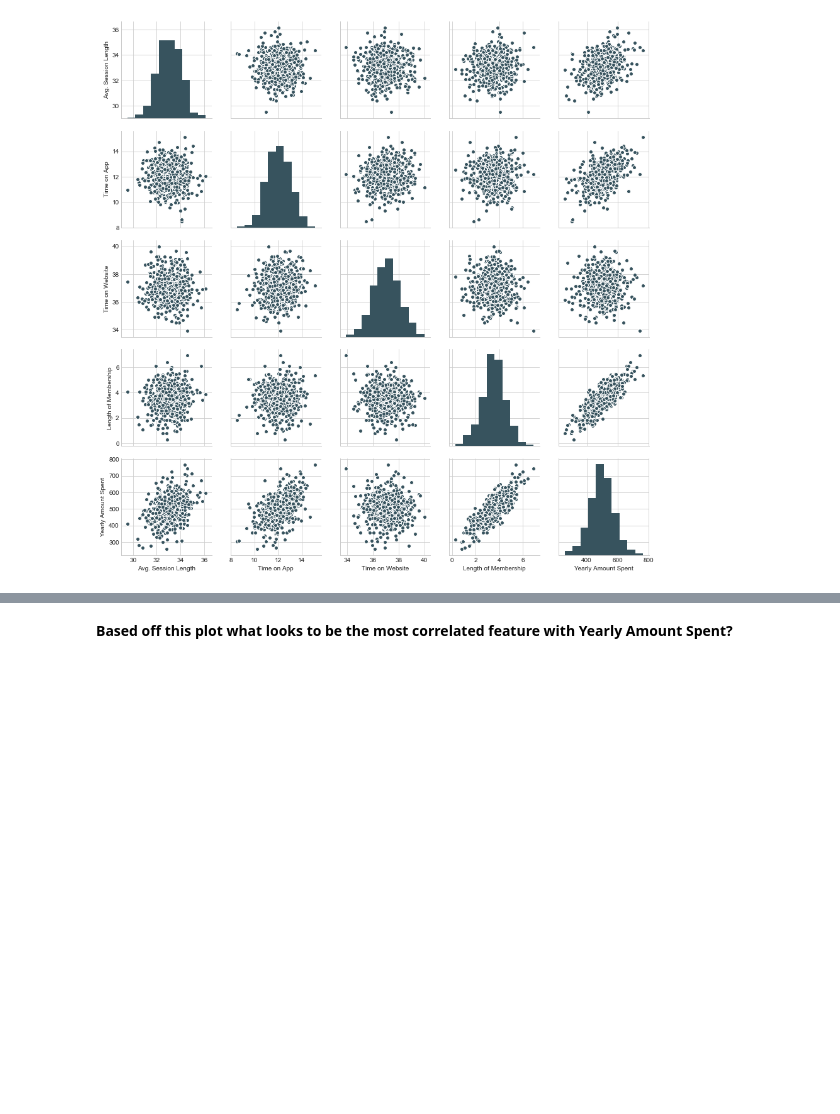
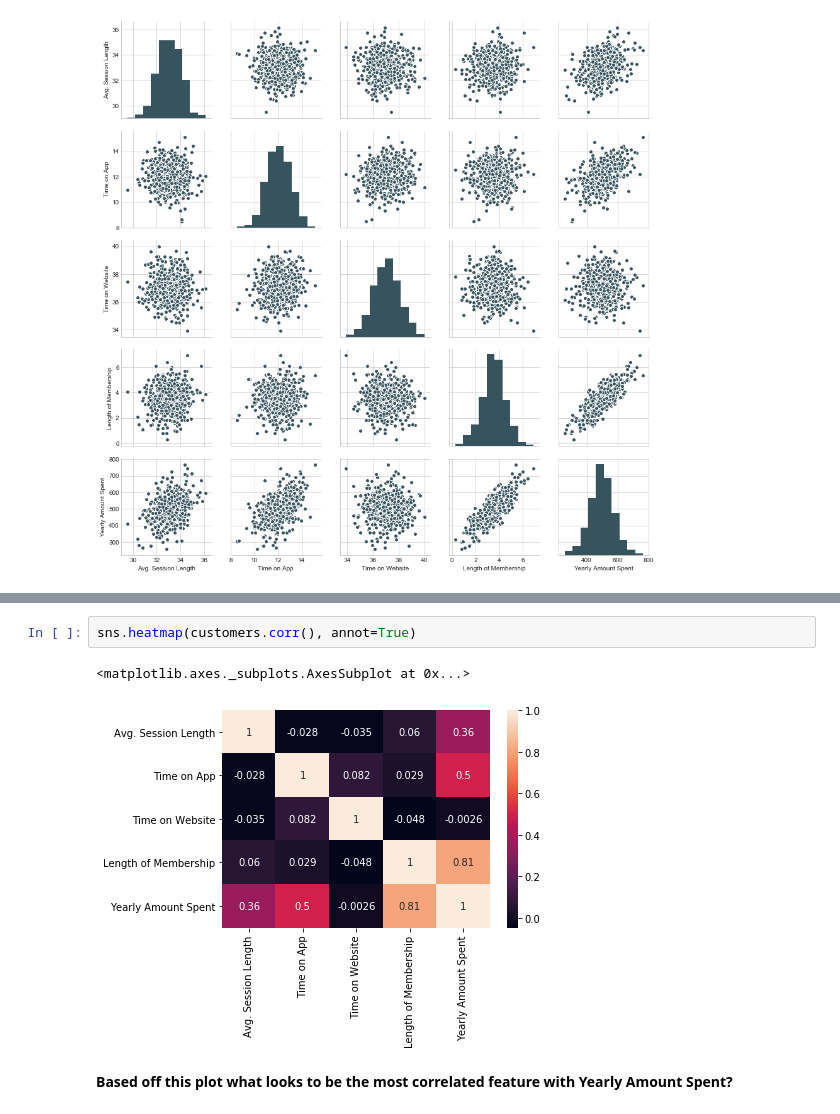
Before and after one commit to sayed6201/200_days_of_ML_with_python, a Jupyter notebook: ML projects/Linear regression/Linear regression project1.ipynb, the cells around one changed output, grey strips where cells are left out. Drawn from its saved outputs; the diff is of its cells as text; blank space fills up the shorter version.

```diff
--- a/models/Linear regression/Linear regression project1.ipynb
+++ b/ML projects/Linear regression/Linear regression project1.ipynb
@@ -109,3 +124,8 @@ sns.pairplot(customers)
+# %%
+sns.heatmap(customers.corr(), annot=True)
+# %% [output]
+<matplotlib.axes._subplots.AxesSubplot at 0x...>
+[figure, added]
 # %% [markdown]
 **Based off this plot what looks to be the most correlated feature with Yearly Amount Spent?**
 # %%
```
Also changed, not shown: parts of 2 cells of this notebook, 6 other files.
